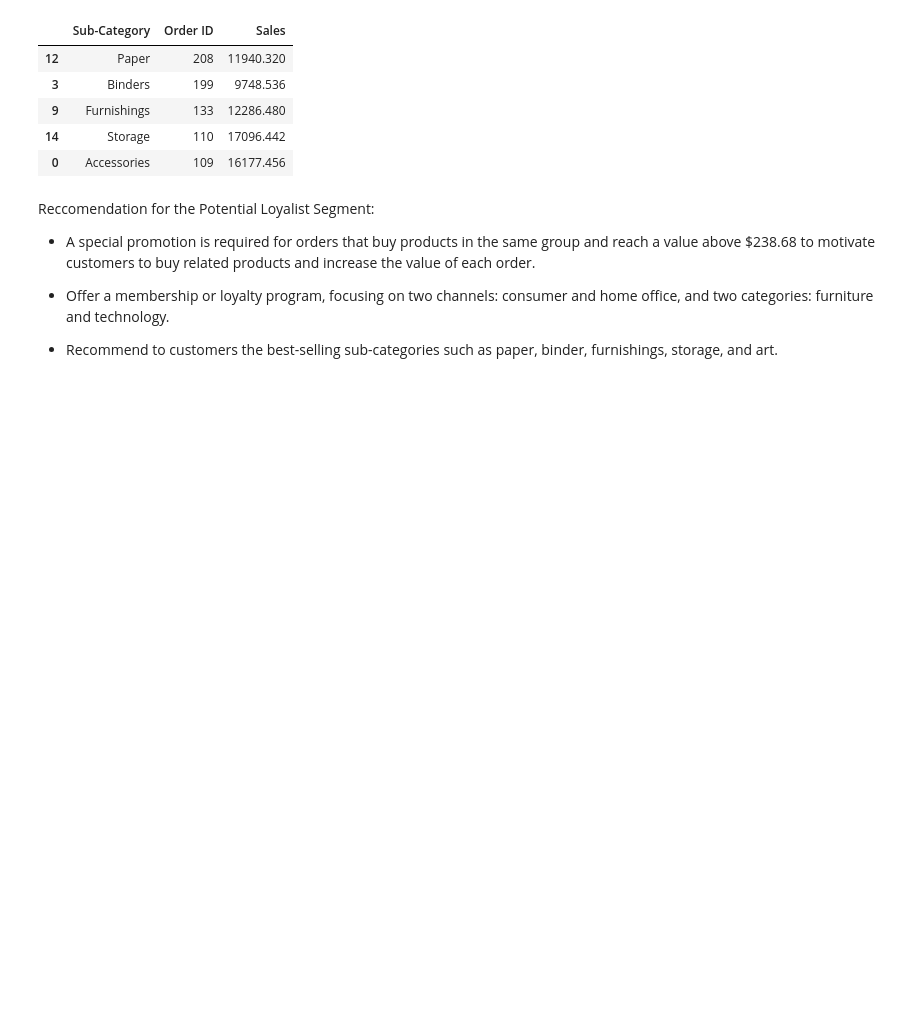
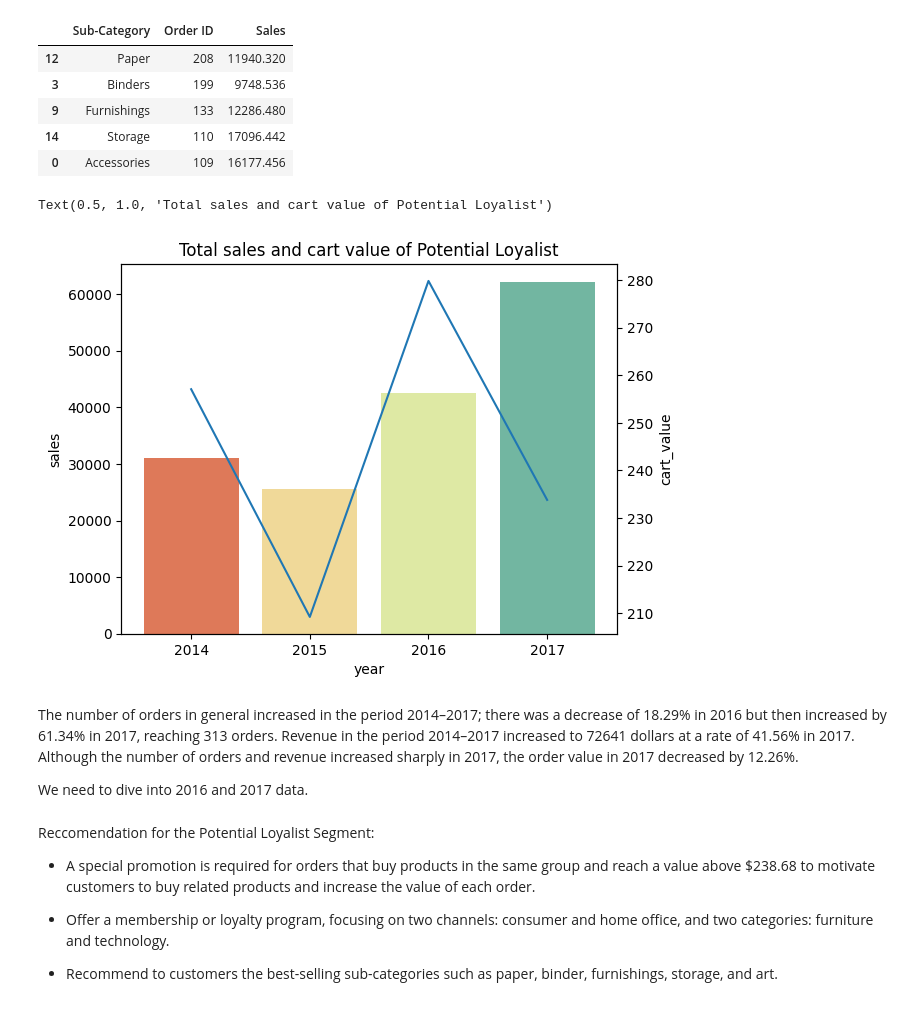
Before and after one commit to MinhAnh99/Python_RFM_Analysis, a Jupyter notebook: MinhAnh_RFM_Analysis_Project.ipynb, the cells around one changed output. Drawn from its saved outputs; the diff is of its cells as text; code cells hidden in the pictures; blank space fills up the shorter version.

```diff
--- a/MinhAnh_RFM_Analysis_Project.ipynb
+++ b/MinhAnh_RFM_Analysis_Project.ipynb
@@ -337,6 +403,24 @@ potential_sub.head(5)
 | 9 | Furnishings | 133 | 12286.480 |
 | 14 | Storage | 110 | 17096.442 |
 | 0 | Accessories | 109 | 16177.456 |
+# %%
+# Visualize sales and cart_value
+fig, ax1 = plt.subplots()
+ax2 = ax1.twinx()
+
+sns.barplot(data= potential_ord, x='year',y= 'sales', palette='Spectral', ax=ax1)
+sns.lineplot(data= potential_ord, x='year',y= 'cart_value',ax=ax2)
+plt.title('Total sales and cart value of Potential Loyalist')
+# %% [output]
+Text(0.5, 1.0, 'Total sales and cart value of Potential Loyalist')
+[figure, added]
+# %% [markdown]
+The number of orders in general increased in the period 2014–2017; there was a decrease of 18.29% in 2016 but then increased by 61.34% in 2017, reaching 313 orders.
+Revenue in the period 2014–2017 increased to 72641 dollars at a rate of 41.56% in 2017.
+Although the number of orders and revenue increased sharply in 2017, the order value in 2017 decreased by 12.26%.
+
+
+We need to dive into 2016 and 2017 data.
 # %% [markdown]
 Reccomendation for the Potential Loyalist Segment:
 
```
Also changed, not shown: parts of 18 cells of this notebook.
